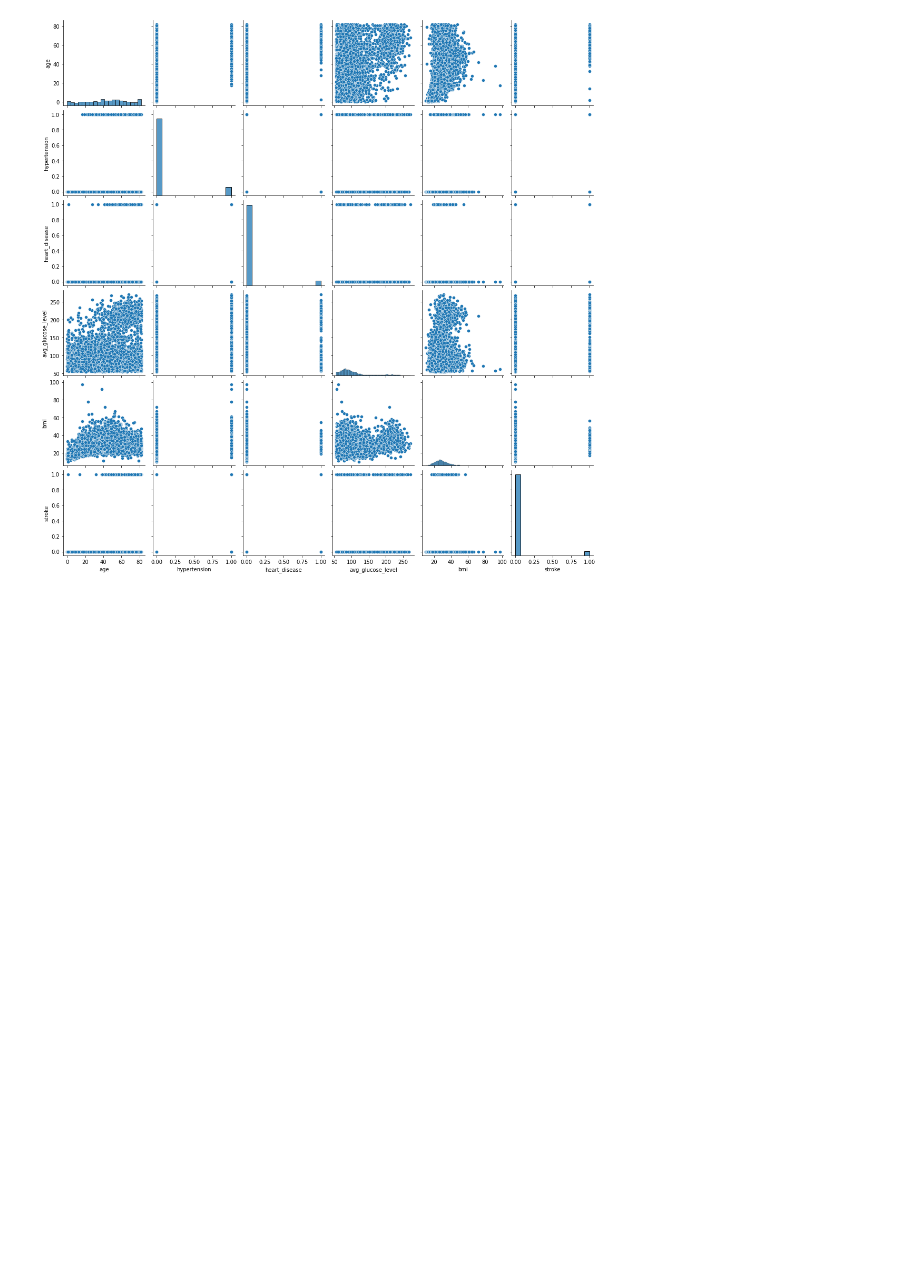
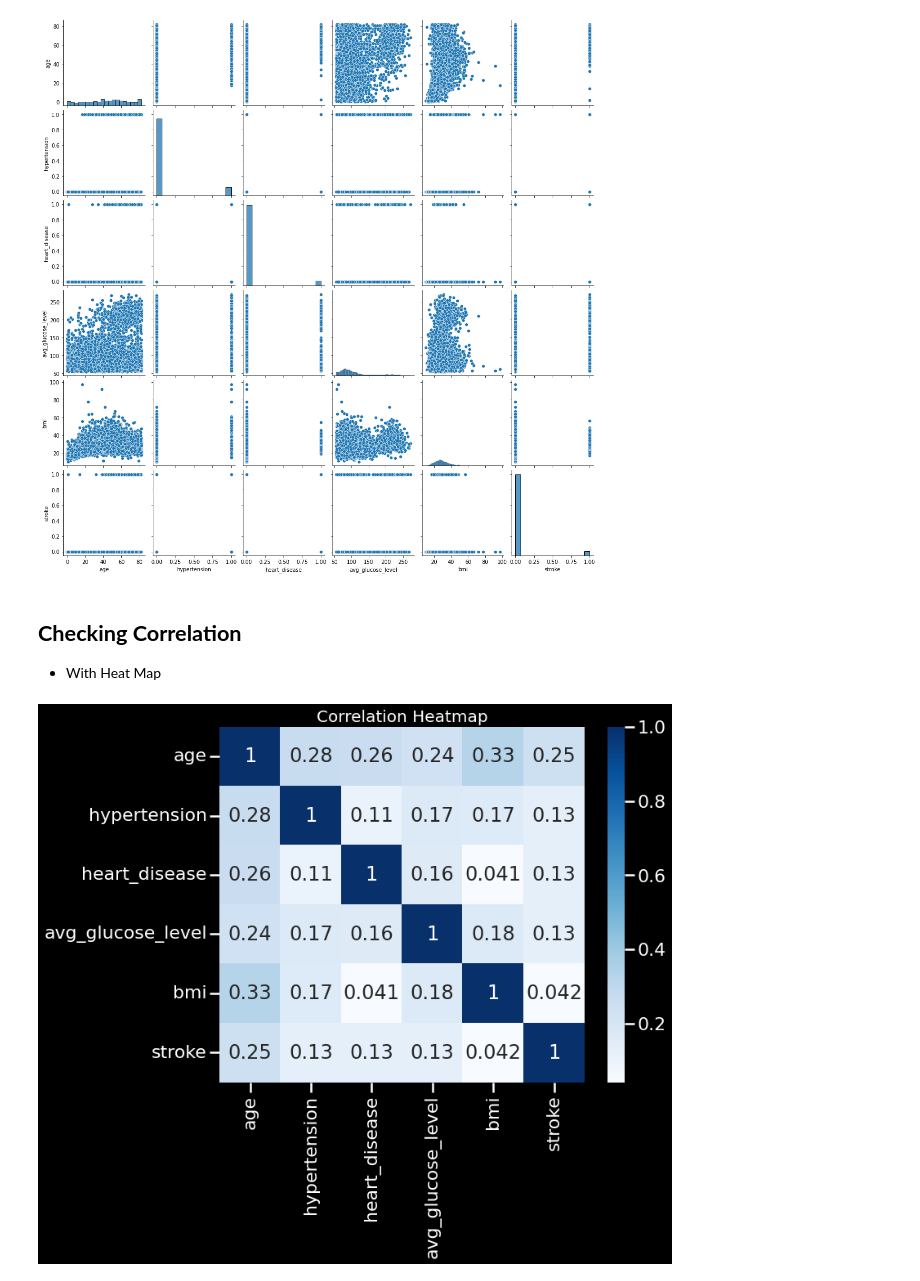
Before and after one commit to Bschreff/Heath-Care-Predictions, a Jupyter notebook: Stroke.ipynb, the cells around one changed output. Saved outputs shown, nothing was run; the diff lists cells and outputs as text; code cells hidden in the pictures; blank space fills up the shorter version.

```diff
--- a/Stroke.ipynb
+++ b/Stroke.ipynb
@@ -271,3 +271,15 @@ sns.histplot(data = df, x = 'Residence_type');
 sns.pairplot(df.iloc[:, [1,2,3,7,8,10]]);
 # %% [output]
 [figure]
+# %% [markdown]
+## **Checking Correlation**
+  - With Heat Map
+# %%
+corr = df.corr()
+plt.figure(figsize=(10,8))
+sns.heatmap(corr, cmap = 'Blues', annot = True);
+sns.set_context('poster')
+plt.style.use(['dark_background', 'seaborn-muted']);
+plt.title('Correlation Heatmap', fontsize = 20);
+# %% [output]
+[figure, added]
```
Also changed, not shown: parts of 20 cells of this notebook.
